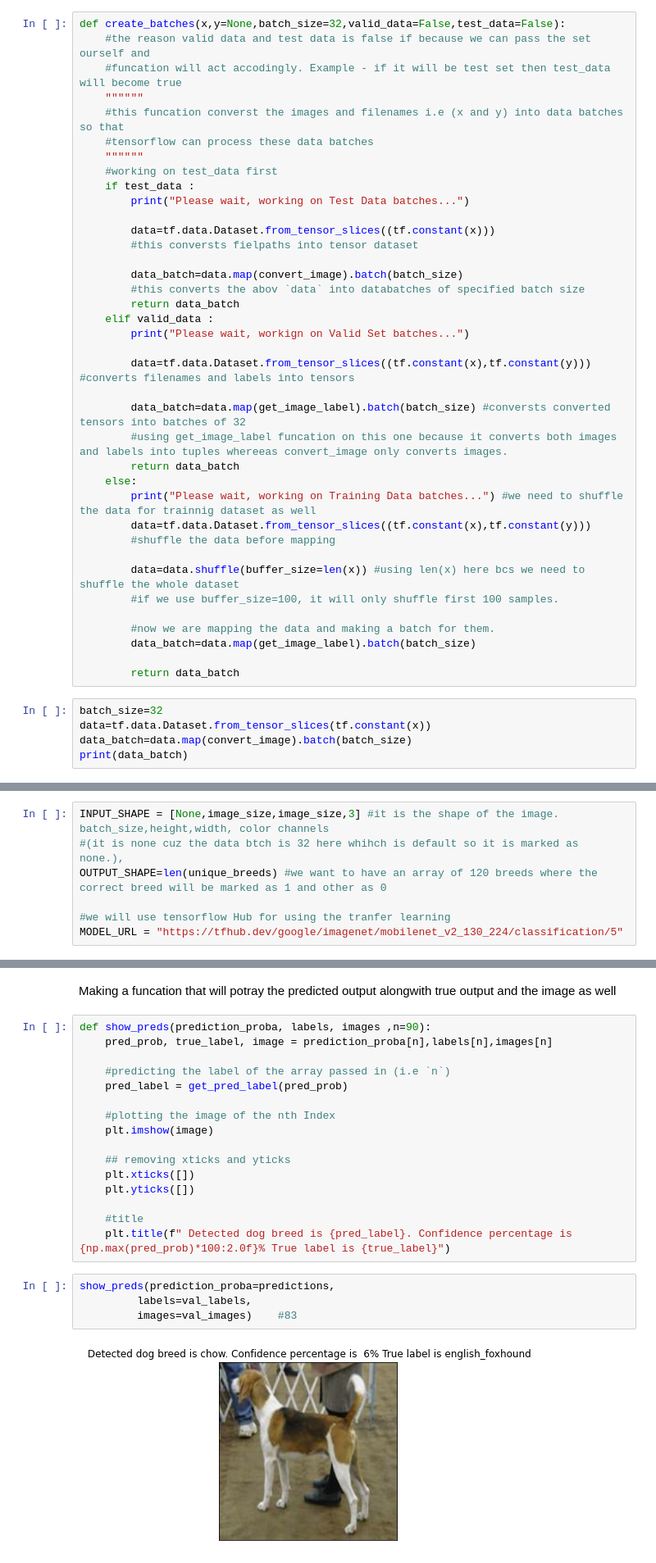
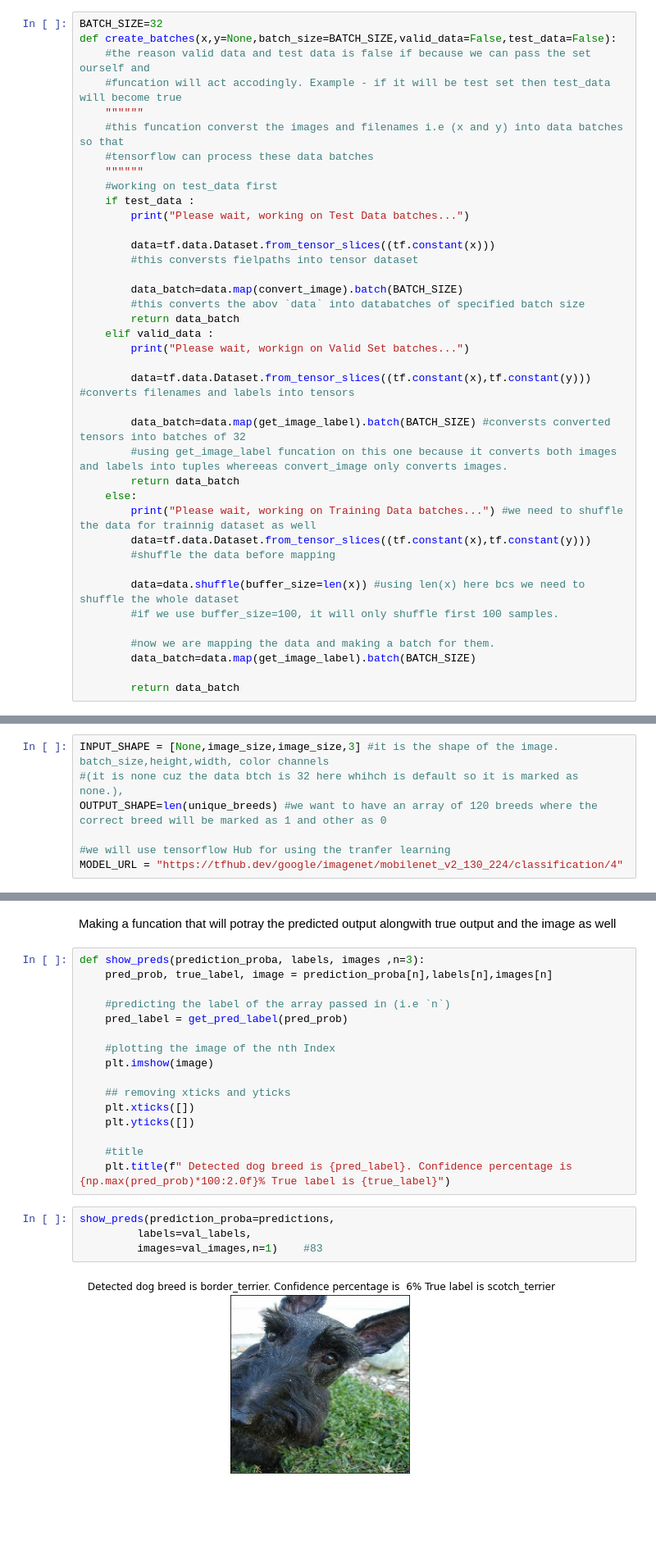
Before and after one commit to narayansethi03/MachineLearning, a Jupyter notebook: know-your-dog.ipynb, the cells around one changed output, grey strips where cells are left out. Shown at 82% size. Cells and saved outputs as stored; diff of their text form; blank space fills up the shorter version.

```diff
--- a/know-your-dog.ipynb
+++ b/know-your-dog.ipynb
@@ -308,7 +320,8 @@ get_image_label(x[31],tf.constant(y[31]))
 * This funcation will shuffle the training set but won't shuffle the validation set.
 * The batches will be made out of pairs of x and y (filenames and boolean_labels). such as - `(x,y)`
 # %%
-def create_batches(x,y=None,batch_size=32,valid_data=False,test_data=False):
+BATCH_SIZE=32
+def create_batches(x,y=None,batch_size=BATCH_SIZE,valid_data=False,test_data=False):
     #the reason valid data and test data is false if because we can pass the set ourself and
     #funcation will act accodingly. Example - if it will be test set then test_data will become true
     """"""
@@ -322,7 +335,7 @@ def create_batches(x,y=None,batch_size=32,valid_data=False,test_data=False):
         data=tf.data.Dataset.from_tensor_slices((tf.constant(x)))
         #this conversts fielpaths into tensor dataset
 
-        data_batch=data.map(convert_image).batch(batch_size)
+        data_batch=data.map(convert_image).batch(BATCH_SIZE)
         #this converts the abov `data` into databatches of specified batch size
         return data_batch
     elif valid_data :
@@ -330,7 +343,7 @@ def create_batches(x,y=None,batch_size=32,valid_data=False,test_data=False):
 
         data=tf.data.Dataset.from_tensor_slices((tf.constant(x),tf.constant(y))) #converts filenames and labels into tensors
 
-        data_batch=data.map(get_image_label).batch(batch_size) #conversts converted tensors into batches of 32
+        data_batch=data.map(get_image_label).batch(BATCH_SIZE) #conversts converted tensors into batches of 32
         #using get_image_label funcation on this one because it converts both images and labels into tuples whereeas convert_image only converts images.
         return data_batch
     else:
@@ -342,11 +355,6 @@ def create_batches(x,y=None,batch_size=32,valid_data=False,test_data=False):
         #if we use buffer_size=100, it will only shuffle first 100 samples.
 
         #now we are mapping the data and making a batch for them.
-        data_batch=data.map(get_image_label).batch(batch_size)
+        data_batch=data.map(get_image_label).batch(BATCH_SIZE)
 
         return data_batch
-# %%
-batch_size=32
-data=tf.data.Dataset.from_tensor_slices(tf.constant(x))
-data_batch=data.map(convert_image).batch(batch_size)
-print(data_batch)
@@ -372,7 +378,7 @@ INPUT_SHAPE = [None,image_size,image_size,3] #it is the shape of the image. batc
 OUTPUT_SHAPE=len(unique_breeds) #we want to have an array of 120 breeds where the correct breed will be marked as 1 and other as 0
 
 #we will use tensorflow Hub for using the tranfer learning
-MODEL_URL = "https://tfhub.dev/google/imagenet/mobilenet_v2_130_224/classification/5"
+MODEL_URL = "https://tfhub.dev/google/imagenet/mobilenet_v2_130_224/classification/4"
 # %% [markdown]
 # Keras has 3 steps for model -
 * Model Instantion - where we set inputs and dense layer
@@ -653,7 +661,7 @@ val_images[20], val_labels[20], unique_breeds[20]
 # %% [markdown]
 Making a funcation that will potray the predicted output alongwith true output and the image as well
 # %%
-def show_preds(prediction_proba, labels, images ,n=90):
+def show_preds(prediction_proba, labels, images ,n=3):
     pred_prob, true_label, image = prediction_proba[n],labels[n],images[n]
 
     #predicting the label of the array passed in (i.e `n`)
@@ -671,6 +679,6 @@ def show_preds(prediction_proba, labels, images ,n=90):
 # %%
 show_preds(prediction_proba=predictions,
          labels=val_labels,
-         images=val_images)    #83
+         images=val_images,n=1)    #83
 # %% [output]
-[figure, old version]
+[figure, new version]
```
Also changed, not shown: parts of 14 cells of this notebook.
